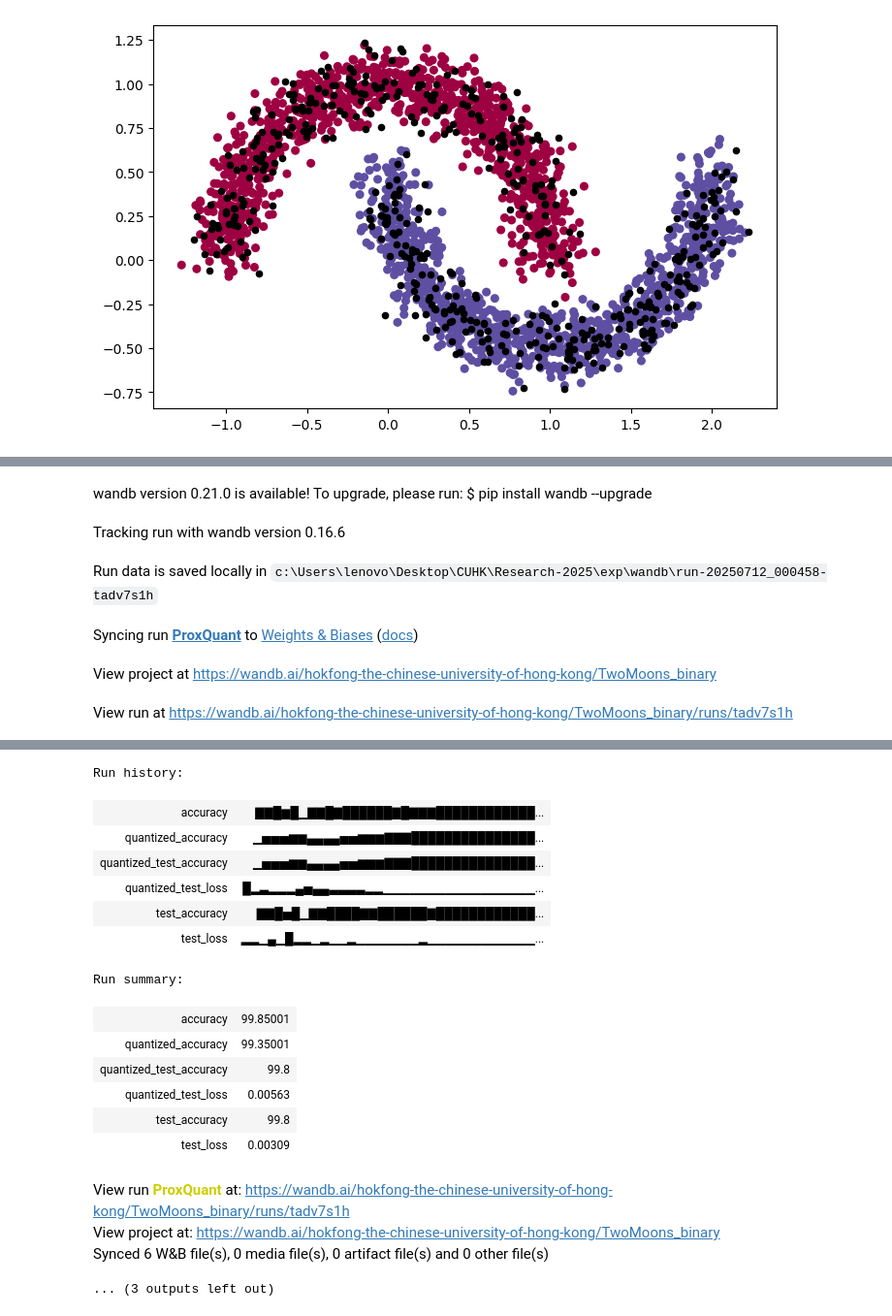
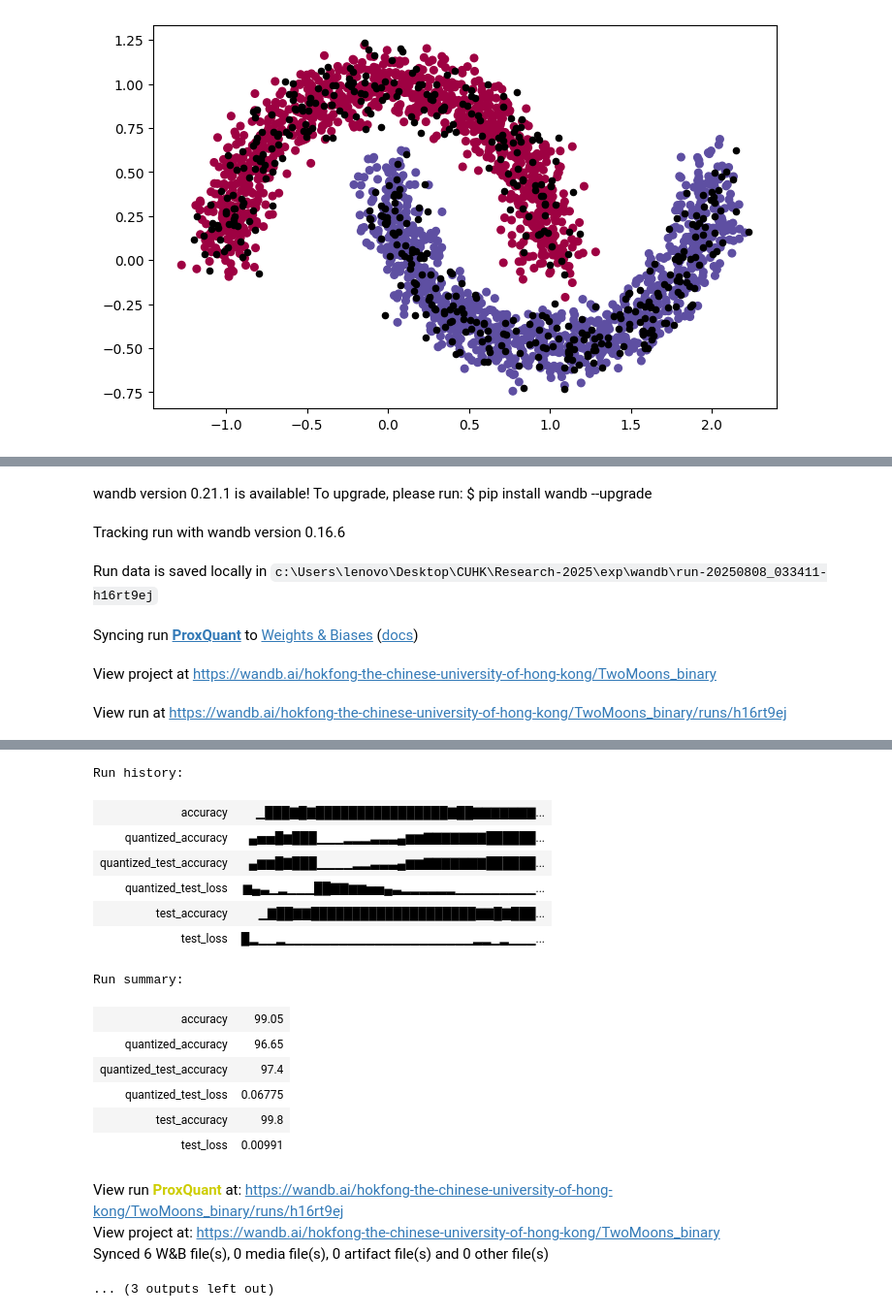
Before and after one commit to SWongHF/Experiment-2025-Summer, a Jupyter notebook: exp/TwoMoons_bin.ipynb, the cells around one changed output, grey strips where cells are left out. Shown at 97% size. Saved outputs shown, nothing was run; the diff lists cells and outputs as text; code cells hidden in the pictures.

```diff
--- a/exp/TwoMoons_bin.ipynb
+++ b/exp/TwoMoons_bin.ipynb
@@ -31,18 +34,20 @@ def load_array(features, labels, batch_size, is_train=True):
 device = torch.device("cuda" if torch.cuda.is_available() else "cpu")
 
 # Set hyperparameter
-bit_width=1
+bit_width = 1
 EPOCH = 60
-ANNEAL_EPOCH_AS = 30
+ANNEAL_EPOCH_AS = 20
 ANNEAL_EPOCH_PQ = 10
 pre_epoch = 0
 BATCH_SIZE = 50
-LR = 0.5
+LR = 0.02
+lr_decay_epochs = [15, 25]
+
 # ASkewSGD
-DECAY_CONST=0.88
-alpha = 0.2
+DECAY_CONST = 0.88
+alpha = 2
 # ProxQuant
-reg_lambda = 5e-2
+reg_lambda = 8e-2
 
 # Generate training and testing dataset
 n_train = 2000
@@ -89,9 +94,8 @@ def init(project_name, opt_name, batch_size, architecture, dataset_name, lr, alp
     return net, optimizer
 # %%
 # SGD
-net, optimizer = init(project_name="TwoMoons_binary", opt_name="SGD", batch_size=BATCH_SIZE, architecture="MLP", dataset_name="TwoMoons", lr=LR/3)
+net, optimizer = init(project_name="TwoMoons_binary", opt_name="SGD", batch_size=BATCH_SIZE, architecture="MLP", dataset_name="TwoMoons", lr=LR)
 
-lr_decay_epochs = [15, 25]
 for decay_epoch in lr_decay_epochs:
     if pre_epoch > decay_epoch:
         for param_group in optimizer.param_groups:
@@ -218,9 +223,7 @@ Run summary:
 # %%
 # ProxQuant
-net, optimizer = init(project_name="TwoMoons_binary", opt_name="ProxQuant", batch_size=BATCH_SIZE, architecture="MLP", dataset_name="TwoMoons", lr=LR/10, reg_lambda=reg_lambda)
-
-lr_decay_epochs = [15, 25]
-lr=LR/10
+net, optimizer = init(project_name="TwoMoons_binary", opt_name="ProxQuant", batch_size=BATCH_SIZE, architecture="MLP", dataset_name="TwoMoons", lr=LR, reg_lambda=reg_lambda)
+lr=LR
 for decay_epoch in lr_decay_epochs:
     if pre_epoch > decay_epoch:
         for param_group in optimizer.param_groups:
@@ -320,10 +323,10 @@ for name, param in model_copy.named_parameters():
         param.data = torch.sign(param.data)
 figure.moons_plotcontour(model_copy, X_train, X_test, Y_train, Y_test, width=600, device=device, method="ProxQuant (quantized)")
 # %% [output]
-wandb version 0.21.0 is available! To upgrade, please run: $ pip install wandb --upgrade
+wandb version 0.21.1 is available! To upgrade, please run: $ pip install wandb --upgrade
 Tracking run with wandb version 0.16.6
-Run data is saved locally in c:\Users\lenovo\Desktop\CUHK\Research-2025\exp\wandb\run-20250712_000458-tadv7s1h
+Run data is saved locally in c:\Users\lenovo\Desktop\CUHK\Research-2025\exp\wandb\run-20250808_033411-h16rt9ej
 Syncing run ProxQuant to Weights & Biases (docs)
 View project at https://wandb.ai/hokfong-the-chinese-university-of-hong-kong/TwoMoons_binary
-View run at https://wandb.ai/hokfong-the-chinese-university-of-hong-kong/TwoMoons_binary/runs/tadv7s1h
+View run at https://wandb.ai/hokfong-the-chinese-university-of-hong-kong/TwoMoons_binary/runs/h16rt9ej
 Epoch: 1
@@ -346,18 +349,18 @@ Quantized Train Loss: 0.014 | Quantized Train Acc: 99.350% | Quantized Test Loss
 Run history:
-| accuracy | ▇▇█▆█▁▇▇█▇██████▇█▇▇▇████████████... |
-| quantized_accuracy | ▁▅▅▅▆▆▄▄▄▄▅▅▆▆▆▇▇▇███████████████... |
-| quantized_test_accuracy | ▁▅▅▅▆▆▄▄▄▄▅▅▆▆▆▇▇▇███████████████... |
-| quantized_test_loss | █▂▃▂▂▂▄▅▄▄▃▃▃▃▂▂▁▁▁▁▁▁▁▁▁▁▁▁▁▁▁▁▁... |
-| test_accuracy | ▇▇█▅█▁▇▇████▇▇██████▇████████████... |
-| test_loss | ▂▂▁▄▁█▂▂▁▂▁▁▂▁▁▁▁▁▁▁▂▁▁▁▁▁▁▁▁▁▁▁▁... |
+| accuracy | ▁███▇█▇████████████████▇██▇▇▇▇▇▇▇... |
+| quantized_accuracy | ▄▅▅█▆███▁▁▁▂▂▂▃▃▃▄▆▆▇▇▇▇▇▇▇██████... |
+| quantized_test_accuracy | ▄▆▆█▇███▁▁▁▁▂▂▃▃▃▄▆▆▇▇▇▇▇▇▇██████... |
+| quantized_test_loss | ▆▄▃▁▂▁▁▁██▇▇▆▆▅▅▄▃▂▂▂▂▂▂▁▁▁▁▁▁▁▁▁... |
+| test_accuracy | ▁▇██▇▇████████████████████▇▇█▇███... |
+| test_loss | █▂▁▁▂▁▁▁▁▁▁▁▁▁▁▁▁▁▁▁▁▁▁▁▁▁▂▂▁▂▁▁▁... |
 Run summary:
-| accuracy | 99.85001 |
-| quantized_accuracy | 99.35001 |
-| quantized_test_accuracy | 99.8 |
-| quantized_test_loss | 0.00563 |
+| accuracy | 99.05 |
+| quantized_accuracy | 96.65 |
+| quantized_test_accuracy | 97.4 |
+| quantized_test_loss | 0.06775 |
 | test_accuracy | 99.8 |
-| test_loss | 0.00309 |
+| test_loss | 0.00991 |
-View run ProxQuant at: https://wandb.ai/hokfong-the-chinese-university-of-hong-kong/TwoMoons_binary/runs/tadv7s1h
+View run ProxQuant at: https://wandb.ai/hokfong-the-chinese-university-of-hong-kong/TwoMoons_binary/runs/h16rt9ej
 View project at: https://wandb.ai/hokfong-the-chinese-university-of-hong-kong/TwoMoons_binary
 Synced 6 W&B file(s), 0 media file(s), 0 artifact file(s) and 0 other file(s)
 ... (3 outputs left out)
```
Also changed, not shown: parts of 5 cells of this notebook, 10 other files.
